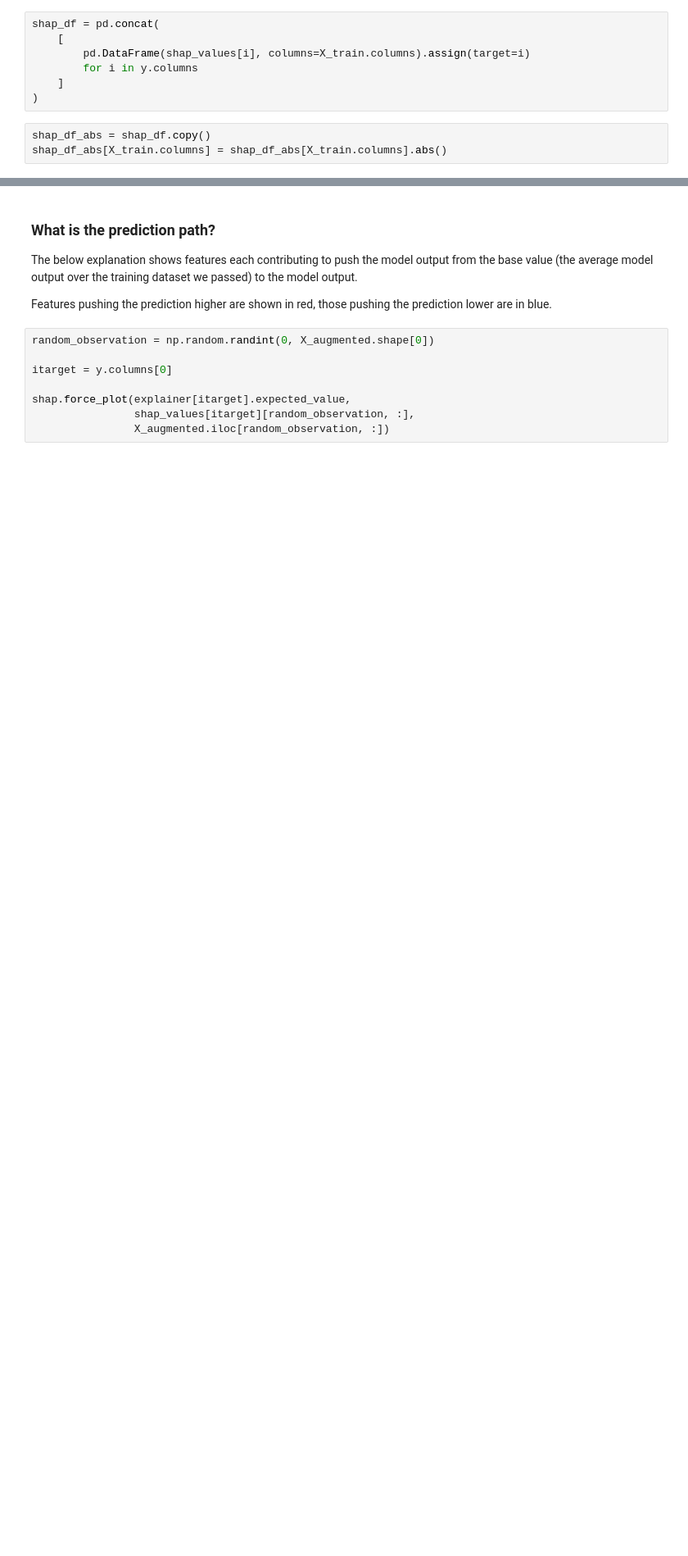
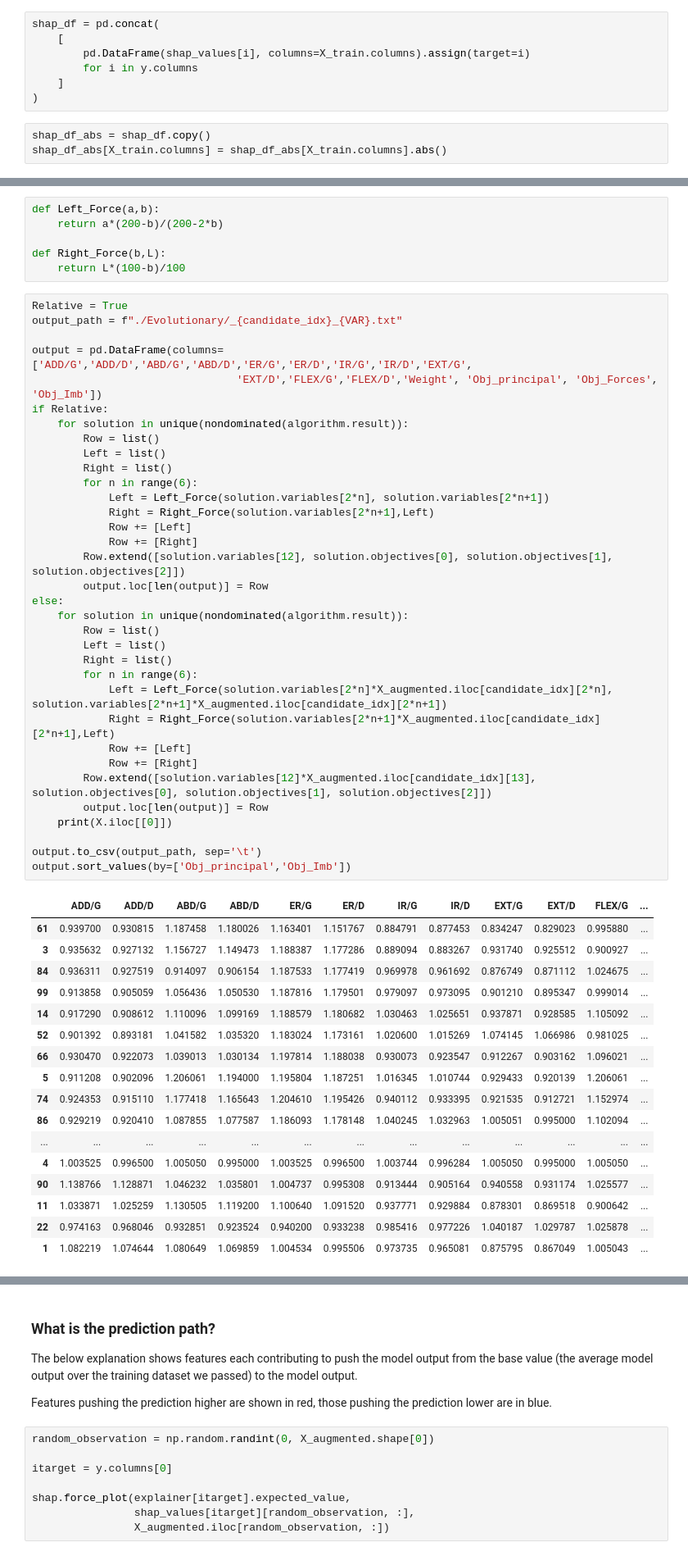
Before and after one commit to romainmartinez/synchro, a Jupyter notebook: synchro.ipynb, the cells around one changed output, grey strips where cells are left out. Shown at 82% size. Cells and saved outputs as stored; diff of their text form; blank space fills up the shorter version.

```diff
--- a/synchro.ipynb
+++ b/synchro.ipynb
@@ -463,0 +526,58 @@ plt.savefig('./share/fig/shap.png', dpi=300)
+# %%
+def Left_Force(a,b):
+    return a*(200-b)/(200-2*b)
+
+def Right_Force(b,L):
+    return L*(100-b)/100
+# %%
+Relative = True
+output_path = f"./Evolutionary/_{candidate_idx}_{VAR}.txt"
+
+output = pd.DataFrame(columns= ['ADD/G','ADD/D','ABD/G','ABD/D','ER/G','ER/D','IR/G','IR/D','EXT/G',
+                                'EXT/D','FLEX/G','FLEX/D','Weight', 'Obj_principal', 'Obj_Forces', 'Obj_Imb'])
+if Relative:
+    for solution in unique(nondominated(algorithm.result)):
+        Row = list()
+        Left = list()
+        Right = list()
+        for n in range(6):
+            Left = Left_Force(solution.variables[2*n], solution.variables[2*n+1])
+            Right = Right_Force(solution.variables[2*n+1],Left)
+            Row += [Left]
+            Row += [Right]
+        Row.extend([solution.variables[12], solution.objectives[0], solution.objectives[1], solution.objectives[2]])
+        output.loc[len(output)] = Row
+else:
+    for solution in unique(nondominated(algorithm.result)):
+        Row = list()
+        Left = list()
+        Right = list()
+        for n in range(6):
+            Left = Left_Force(solution.variables[2*n]*X_augmented.iloc[candidate_idx][2*n], solution.variables[2*n+1]*X_augmented.iloc[candidate_idx][2*n+1])
+            Right = Right_Force(solution.variables[2*n+1]*X_augmented.iloc[candidate_idx][2*n+1],Left)
+            Row += [Left]
+            Row += [Right]
+        Row.extend([solution.variables[12]*X_augmented.iloc[candidate_idx][13], solution.objectives[0], solution.objectives[1], solution.objectives[2]])
+        output.loc[len(output)] = Row
+    print(X.iloc[[0]])
+
+output.to_csv(output_path, sep='\t')
+output.sort_values(by=['Obj_principal','Obj_Imb'])
+# %% [output]
+|  | ADD/G | ADD/D | ABD/G | ABD/D | ER/G | ER/D | IR/G | IR/D | EXT/G | EXT/D | FLEX/G | ... |
+| 61 | 0.939700 | 0.930815 | 1.187458 | 1.180026 | 1.163401 | 1.151767 | 0.884791 | 0.877453 | 0.834247 | 0.829023 | 0.995880 | ... |
+| 3 | 0.935632 | 0.927132 | 1.156727 | 1.149473 | 1.188387 | 1.177286 | 0.889094 | 0.883267 | 0.931740 | 0.925512 | 0.900927 | ... |
+| 84 | 0.936311 | 0.927519 | 0.914097 | 0.906154 | 1.187533 | 1.177419 | 0.969978 | 0.961692 | 0.876749 | 0.871112 | 1.024675 | ... |
+| 99 | 0.913858 | 0.905059 | 1.056436 | 1.050530 | 1.187816 | 1.179501 | 0.979097 | 0.973095 | 0.901210 | 0.895347 | 0.999014 | ... |
+| 14 | 0.917290 | 0.908612 | 1.110096 | 1.099169 | 1.188579 | 1.180682 | 1.030463 | 1.025651 | 0.937871 | 0.928585 | 1.105092 | ... |
+| 52 | 0.901392 | 0.893181 | 1.041582 | 1.035320 | 1.183024 | 1.173161 | 1.020600 | 1.015269 | 1.074145 | 1.066986 | 0.981025 | ... |
+| 66 | 0.930470 | 0.922073 | 1.039013 | 1.030134 | 1.197814 | 1.188038 | 0.930073 | 0.923547 | 0.912267 | 0.903162 | 1.096021 | ... |
+| 5 | 0.911208 | 0.902096 | 1.206061 | 1.194000 | 1.195804 | 1.187251 | 1.016345 | 1.010744 | 0.929433 | 0.920139 | 1.206061 | ... |
+| 74 | 0.924353 | 0.915110 | 1.177418 | 1.165643 | 1.204610 | 1.195426 | 0.940112 | 0.933395 | 0.921535 | 0.912721 | 1.152974 | ... |
+| 86 | 0.929219 | 0.920410 | 1.087855 | 1.077587 | 1.186093 | 1.178148 | 1.040245 | 1.032963 | 1.005051 | 0.995000 | 1.102094 | ... |
+| ... | ... | ... | ... | ... | ... | ... | ... | ... | ... | ... | ... | ... |
+| 4 | 1.003525 | 0.996500 | 1.005050 | 0.995000 | 1.003525 | 0.996500 | 1.003744 | 0.996284 | 1.005050 | 0.995000 | 1.005050 | ... |
+| 90 | 1.138766 | 1.128871 | 1.046232 | 1.035801 | 1.004737 | 0.995308 | 0.913444 | 0.905164 | 0.940558 | 0.931174 | 1.025577 | ... |
+| 11 | 1.033871 | 1.025259 | 1.130505 | 1.119200 | 1.100640 | 1.091520 | 0.937771 | 0.929884 | 0.878301 | 0.869518 | 0.900642 | ... |
+| 22 | 0.974163 | 0.968046 | 0.932851 | 0.923524 | 0.940200 | 0.933238 | 0.985416 | 0.977226 | 1.040187 | 1.029787 | 1.025878 | ... |
+| 1 | 1.082219 | 1.074644 | 1.080649 | 1.069859 | 1.004534 | 0.995506 | 0.973735 | 0.965081 | 0.875795 | 0.867049 | 1.005043 | ... |
```
Also changed, not shown: parts of 16 cells of this notebook.
